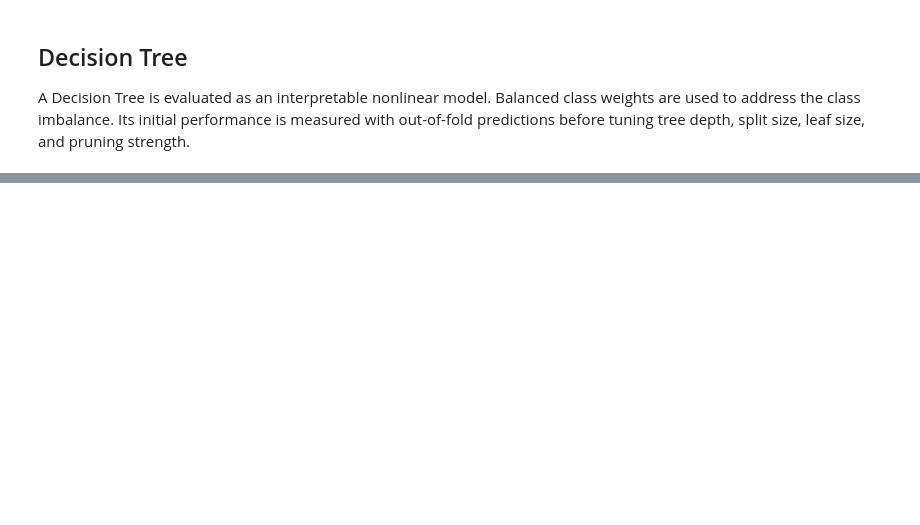
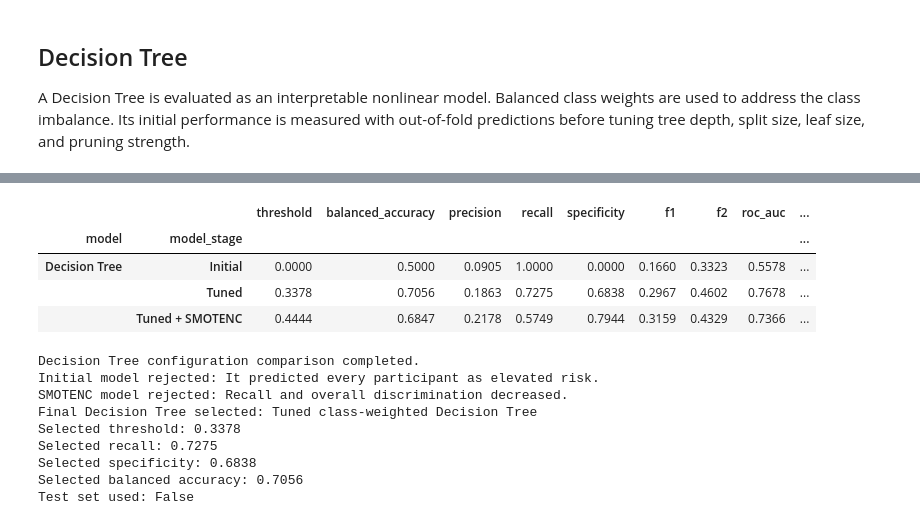
Before and after one commit to sibelsezen/nhanes-depression-risk-prediction, a Jupyter notebook: notebooks/04_model_development_revised.ipynb, the cells around one changed output, grey strips where cells are left out. Saved outputs shown, nothing was run; the diff lists cells and outputs as text; code cells hidden in the pictures; blank space fills up the shorter version.

Commit message:
tunedprediction

```diff
--- a/notebooks/04_model_development_revised.ipynb
+++ b/notebooks/04_model_development_revised.ipynb
@@ -2417,0 +3567,62 @@ Test set evaluated: False
+# %%
+# Compare all Decision Tree configurations and select the final candidate
+
+decision_tree_all_results = pd.DataFrame(
+    [
+        decision_tree_initial_results,
+        decision_tree_tuned_results,
+        decision_tree_smote_results,
+    ]
+)[comparison_columns]
+
+display(
+    decision_tree_all_results
+    .set_index(["model", "model_stage"])
+    .round(4)
+)
+
+# Select the tuned class-weighted Decision Tree
+decision_tree_final_pipeline = clone(decision_tree_tuned_pipeline)
+decision_tree_final_results = decision_tree_tuned_results.copy()
+decision_tree_final_oof_probabilities = (
+    decision_tree_tuned_oof_probabilities.copy()
+)
+
+decision_tree_final_results["model_stage"] = "Final selected"
+
+print("Decision Tree configuration comparison completed.")
+print("Initial model rejected: It predicted every participant as elevated risk.")
+print("SMOTENC model rejected: Recall and overall discrimination decreased.")
+print("Final Decision Tree selected: Tuned class-weighted Decision Tree")
+print(
+    "Selected threshold:",
+    round(decision_tree_final_results["threshold"], 4),
+)
+print(
+    "Selected recall:",
+    round(decision_tree_final_results["recall"], 4),
+)
+print(
+    "Selected specificity:",
+    round(decision_tree_final_results["specificity"], 4),
+)
+print(
+    "Selected balanced accuracy:",
+    round(decision_tree_final_results["balanced_accuracy"], 4),
+)
+print("Test set used: False")
+# %% [output]
+|  |  | threshold | balanced_accuracy | precision | recall | specificity | f1 | f2 | roc_auc | ... |
+| model | model_stage |  |  |  |  |  |  |  |  | ... |
+| Decision Tree | Initial | 0.0000 | 0.5000 | 0.0905 | 1.0000 | 0.0000 | 0.1660 | 0.3323 | 0.5578 | ... |
+|  | Tuned | 0.3378 | 0.7056 | 0.1863 | 0.7275 | 0.6838 | 0.2967 | 0.4602 | 0.7678 | ... |
+|  | Tuned + SMOTENC | 0.4444 | 0.6847 | 0.2178 | 0.5749 | 0.7944 | 0.3159 | 0.4329 | 0.7366 | ... |
+Decision Tree configuration comparison completed.
+Initial model rejected: It predicted every participant as elevated risk.
+SMOTENC model rejected: Recall and overall discrimination decreased.
+Final Decision Tree selected: Tuned class-weighted Decision Tree
+Selected threshold: 0.3378
+Selected recall: 0.7275
+Selected specificity: 0.6838
+Selected balanced accuracy: 0.7056
+Test set used: False
```
Also changed, not shown: parts of 145 cells of this notebook, 6 other files.
